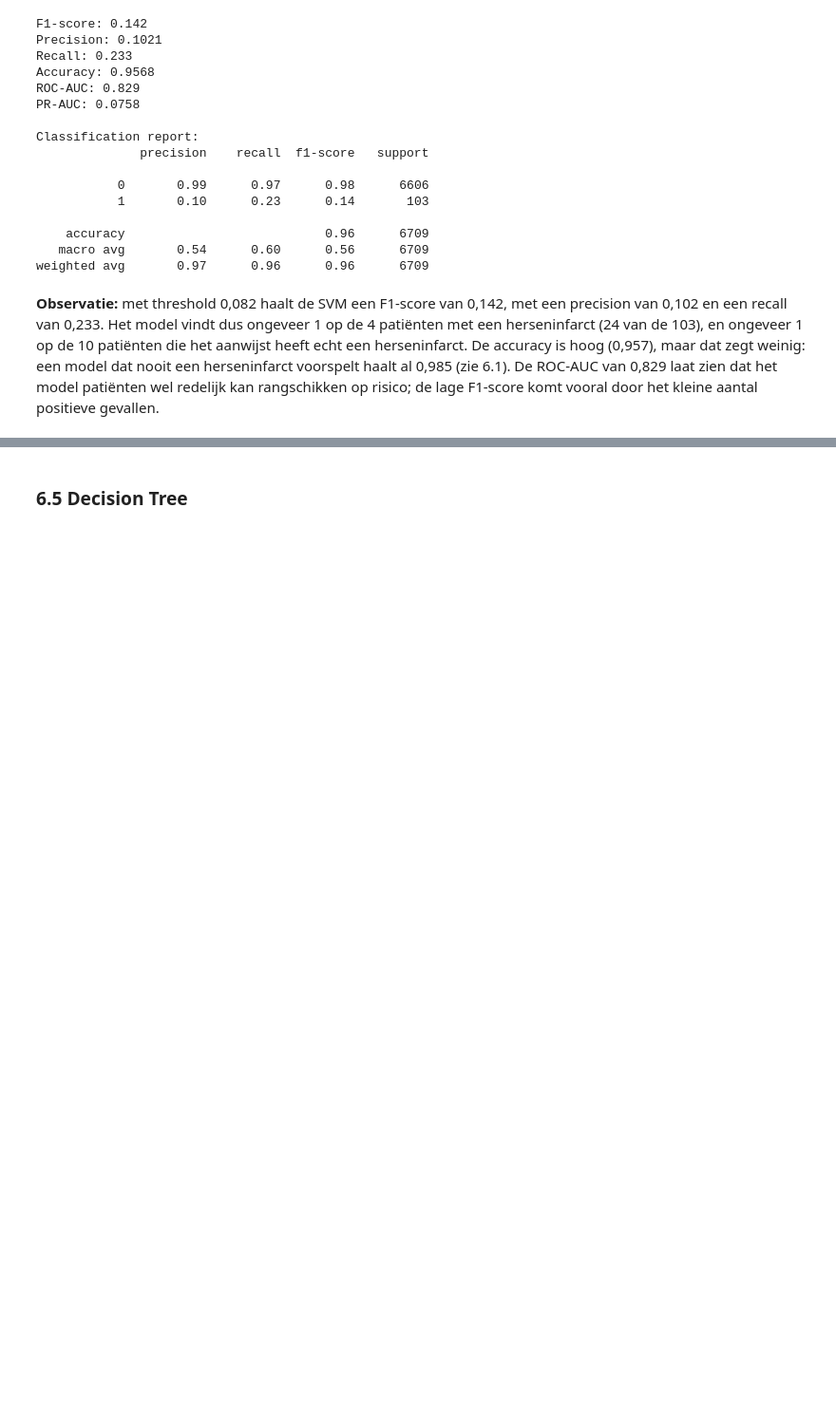
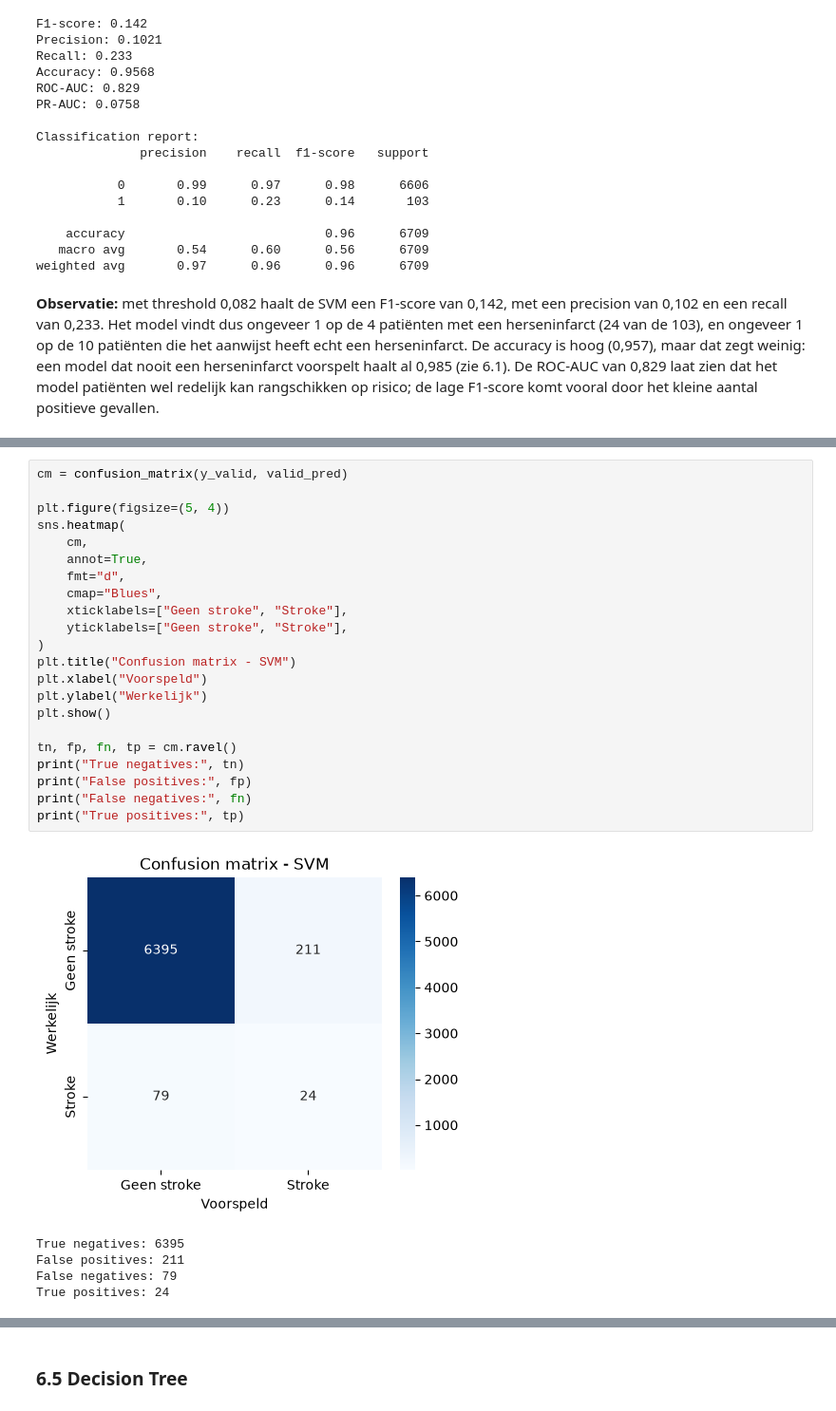
Before and after one commit to Gamal-alsa2026/Predicting-stroke-2026-27, a Jupyter notebook: notebooks/predict_stroke.ipynb, the cells around one changed output, grey strips where cells are left out. Shown at 95% size. Saved outputs shown, nothing was run; the diff lists cells and outputs as text; blank space fills up the shorter version.

Commit message:
Eindnotebook: 6.4 SVM confusion matrix en precision-recall curve (deel Rayan)

```diff
--- a/notebooks/predict_stroke.ipynb
+++ b/notebooks/predict_stroke.ipynb
@@ -1310,0 +1315,28 @@ weighted avg       0.97      0.96      0.96      6709
+# %%
+cm = confusion_matrix(y_valid, valid_pred)
+
+plt.figure(figsize=(5, 4))
+sns.heatmap(
+    cm,
+    annot=True,
+    fmt="d",
+    cmap="Blues",
+    xticklabels=["Geen stroke", "Stroke"],
+    yticklabels=["Geen stroke", "Stroke"],
+)
+plt.title("Confusion matrix - SVM")
+plt.xlabel("Voorspeld")
+plt.ylabel("Werkelijk")
+plt.show()
+
+tn, fp, fn, tp = cm.ravel()
+print("True negatives:", tn)
+print("False positives:", fp)
+print("False negatives:", fn)
+print("True positives:", tp)
+# %% [output]
+[figure, added]
+True negatives: 6395
+False positives: 211
+False negatives: 79
+True positives: 24
```
Also changed, not shown: parts of 5 cells of this notebook.
